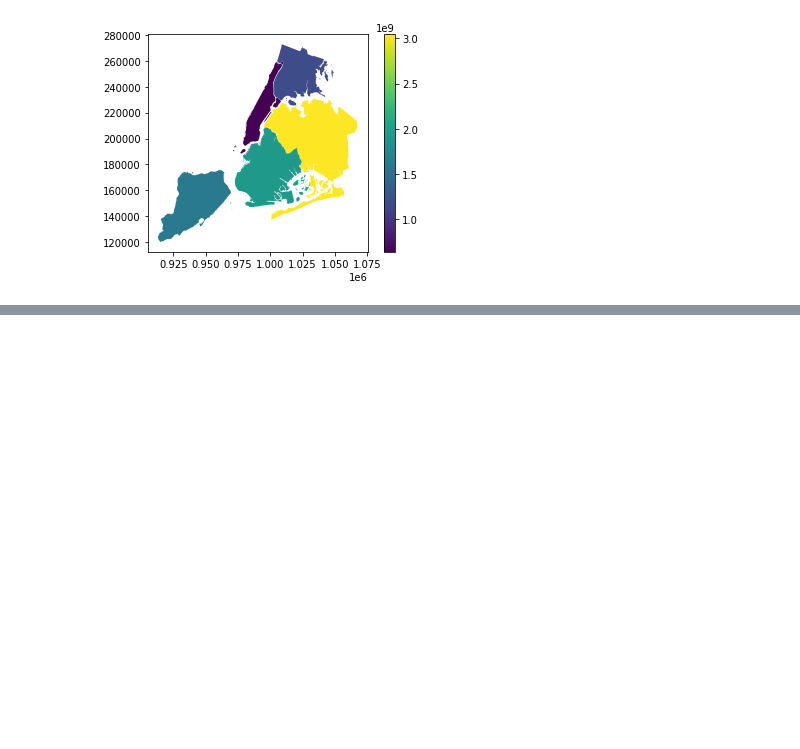
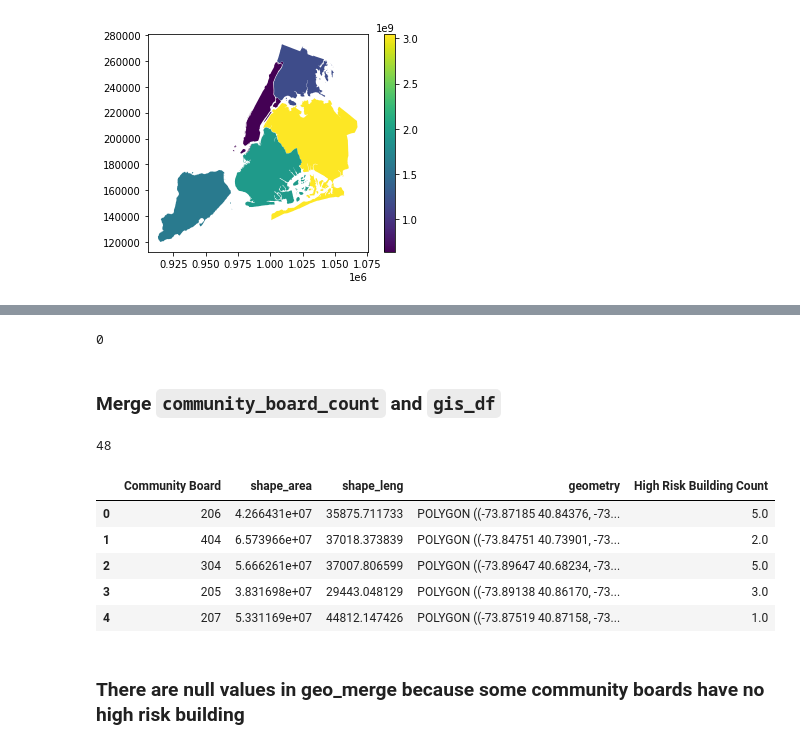
Before and after one commit to ahsan-fayyaz/DOB-Construction-Injury-Predictions, a Jupyter notebook: Maps.ipynb, the cells around one changed output, grey strips where cells are left out. Saved outputs shown, nothing was run; the diff lists cells and outputs as text; code cells hidden in the pictures; blank space fills up the shorter version.

```diff
--- a/Maps.ipynb
+++ b/Maps.ipynb
@@ -56,0 +81,2 @@ map.explore("area", legend=False)
+# %%
+community_board_count = pd.read_csv("/content/sample_data/community_board_count.csv")
@@ -56,0 +103,21 @@ map.explore("area", legend=False)
+# %%
+community_board_count["High Risk Building Count"].isna().sum()
+# %% [output]
+0
+# %% [markdown]
+### Merge `community_board_count` and `gis_df`
+# %%
+#convert to str
+community_board_count["Community Board"] = community_board_count["Community Board"].astype(str)
+geo_merge = gis_df.merge(community_board_count, on="Community Board", how="left")
+geo_merge.head()
+# %% [output]
+48
+|  | Community Board | shape_area | shape_leng | geometry | High Risk Building Count |
+| 0 | 206 | 4.266431e+07 | 35875.711733 | POLYGON ((-73.87185 40.84376, -73... | 5.0 |
+| 1 | 404 | 6.573966e+07 | 37018.373839 | POLYGON ((-73.84751 40.73901, -73... | 2.0 |
+| 2 | 304 | 5.666261e+07 | 37007.806599 | POLYGON ((-73.89647 40.68234, -73... | 5.0 |
+| 3 | 205 | 3.831698e+07 | 29443.048129 | POLYGON ((-73.89138 40.86170, -73... | 3.0 |
+| 4 | 207 | 5.331169e+07 | 44812.147426 | POLYGON ((-73.87519 40.87158, -73... | 1.0 |
+# %% [markdown]
+### There are null values in geo_merge because some community boards have no high risk building
```
Also changed, not shown: parts of 16 cells of this notebook.
